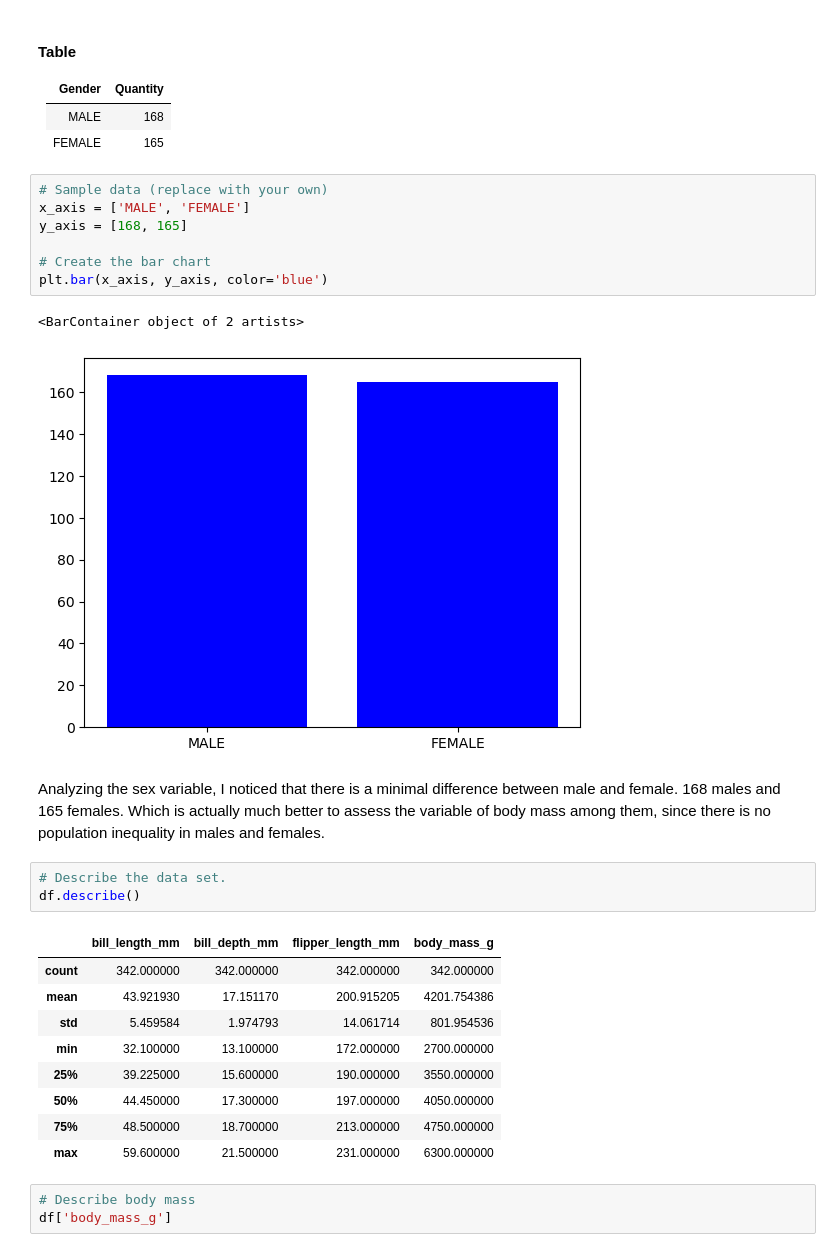
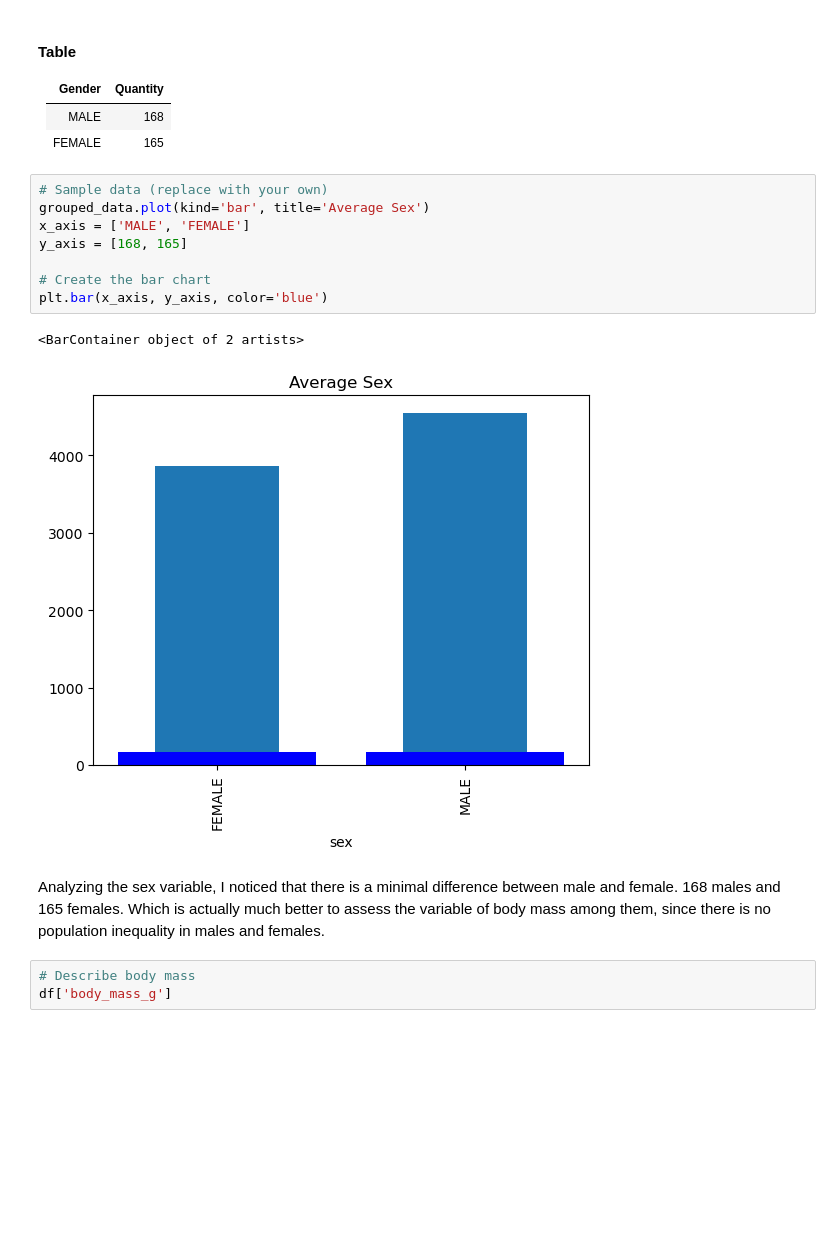
Before and after one commit to IanaraFer/classproject, a Jupyter notebook: penguins.ipynb, the cells around one changed output. Cells and saved outputs as stored; diff of their text form; blank space fills up the shorter version.

```diff
--- a/penguins.ipynb
+++ b/penguins.ipynb
@@ -159,29 +175,17 @@ Name: count, dtype: int64
 | FEMALE  | 165          |
 # %%
 # Sample data (replace with your own)
+grouped_data.plot(kind='bar', title='Average Sex')
 x_axis = ['MALE', 'FEMALE']
 y_axis = [168, 165]
 
 # Create the bar chart
 plt.bar(x_axis, y_axis, color='blue')
 # %% [output]
 <BarContainer object of 2 artists>
-[figure, old version]
+[figure, new version]
 # %% [markdown]
 Analyzing the sex variable, I noticed that there is a minimal difference between male and female. 168 males and 165 females. Which is actually much better to assess the variable of body mass among them, since there is no population inequality in males and females.
-# %%
-# Describe the data set.
-df.describe()
-# %% [output]
-|  | bill_length_mm | bill_depth_mm | flipper_length_mm | body_mass_g |
-| count | 342.000000 | 342.000000 | 342.000000 | 342.000000 |
-| mean | 43.921930 | 17.151170 | 200.915205 | 4201.754386 |
-| std | 5.459584 | 1.974793 | 14.061714 | 801.954536 |
-| min | 32.100000 | 13.100000 | 172.000000 | 2700.000000 |
-| 25% | 39.225000 | 15.600000 | 190.000000 | 3550.000000 |
-| 50% | 44.450000 | 17.300000 | 197.000000 | 4050.000000 |
-| 75% | 48.500000 | 18.700000 | 213.000000 | 4750.000000 |
-| max | 59.600000 | 21.500000 | 231.000000 | 6300.000000 |
 # %%
 # Describe body mass
 df['body_mass_g']
```
Also changed, not shown: parts of 8 cells of this notebook, 1 other file.
